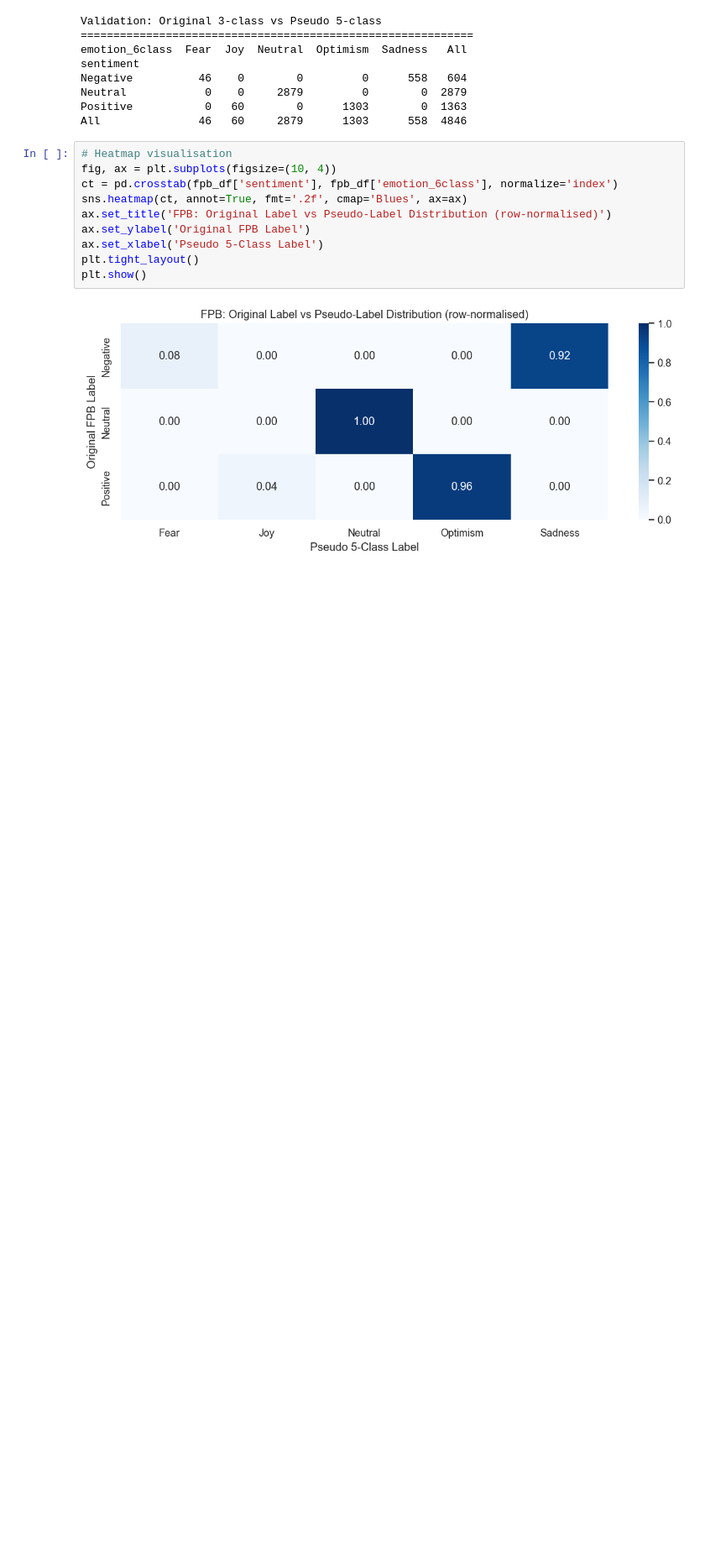
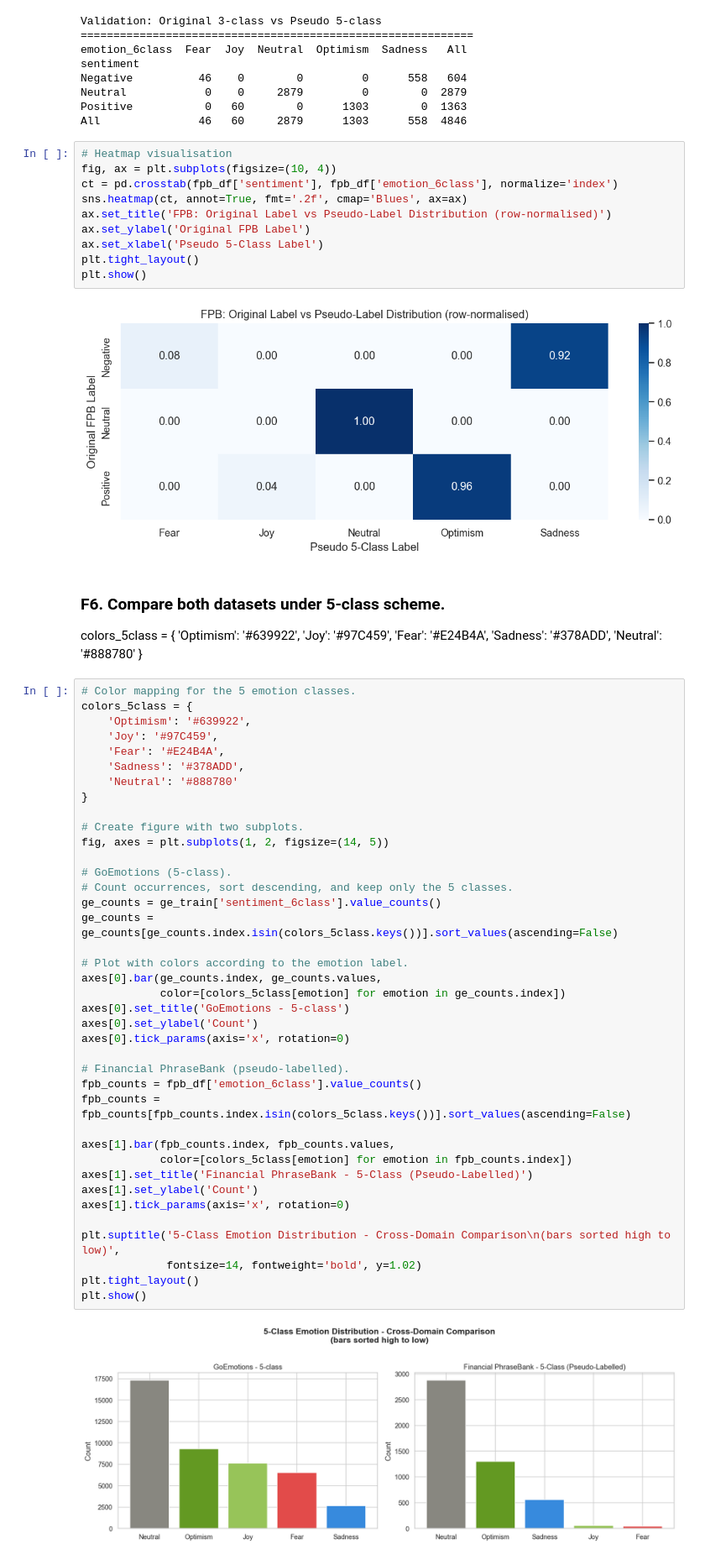
Before and after one commit to Kevinmonitor/TECHNOLOGY-DESIGN-PROJECT, a Jupyter notebook: Dataset_Explorer_GoEmotions_FinancialPhraseBank.ipynb, the cells around one changed output. Shown at 84% size. Saved outputs shown, nothing was run; the diff lists cells and outputs as text; blank space fills up the shorter version.

Commit message:
Compare both datasets under 5-class scheme.

```diff
--- a/Dataset_Explorer_GoEmotions_FinancialPhraseBank.ipynb
+++ b/Dataset_Explorer_GoEmotions_FinancialPhraseBank.ipynb
@@ -885,3 +885,54 @@ plt.tight_layout()
 plt.show()
 # %% [output]
 [figure]
+# %% [markdown]
+### F6. Compare both datasets under 5-class scheme.
+
+colors_5class = {
+    'Optimism': '#639922',
+    'Joy': '#97C459',
+    'Fear': '#E24B4A',
+    'Sadness': '#378ADD',
+    'Neutral': '#888780'
+}
+# %%
+# Color mapping for the 5 emotion classes.
+colors_5class = {
+    'Optimism': '#639922',
+    'Joy': '#97C459',
+    'Fear': '#E24B4A',
+    'Sadness': '#378ADD',
+    'Neutral': '#888780'
+}
+
+# Create figure with two subplots.
+fig, axes = plt.subplots(1, 2, figsize=(14, 5))
+
+# GoEmotions (5‑class).
+# Count occurrences, sort descending, and keep only the 5 classes.
+ge_counts = ge_train['sentiment_6class'].value_counts()
+ge_counts = ge_counts[ge_counts.index.isin(colors_5class.keys())].sort_values(ascending=False)
+
+# Plot with colors according to the emotion label.
+axes[0].bar(ge_counts.index, ge_counts.values,
+            color=[colors_5class[emotion] for emotion in ge_counts.index])
+axes[0].set_title('GoEmotions - 5-class')
+axes[0].set_ylabel('Count')
+axes[0].tick_params(axis='x', rotation=0)
+
+# Financial PhraseBank (pseudo‑labelled).
+fpb_counts = fpb_df['emotion_6class'].value_counts()
+fpb_counts = fpb_counts[fpb_counts.index.isin(colors_5class.keys())].sort_values(ascending=False)
+
+axes[1].bar(fpb_counts.index, fpb_counts.values,
+            color=[colors_5class[emotion] for emotion in fpb_counts.index])
+axes[1].set_title('Financial PhraseBank - 5-Class (Pseudo-Labelled)')
+axes[1].set_ylabel('Count')
+axes[1].tick_params(axis='x', rotation=0)
+
+plt.suptitle('5-Class Emotion Distribution - Cross-Domain Comparison\n(bars sorted high to low)',
+             fontsize=14, fontweight='bold', y=1.02)
+plt.tight_layout()
+plt.show()
+# %% [output]
+[figure, added]
```
